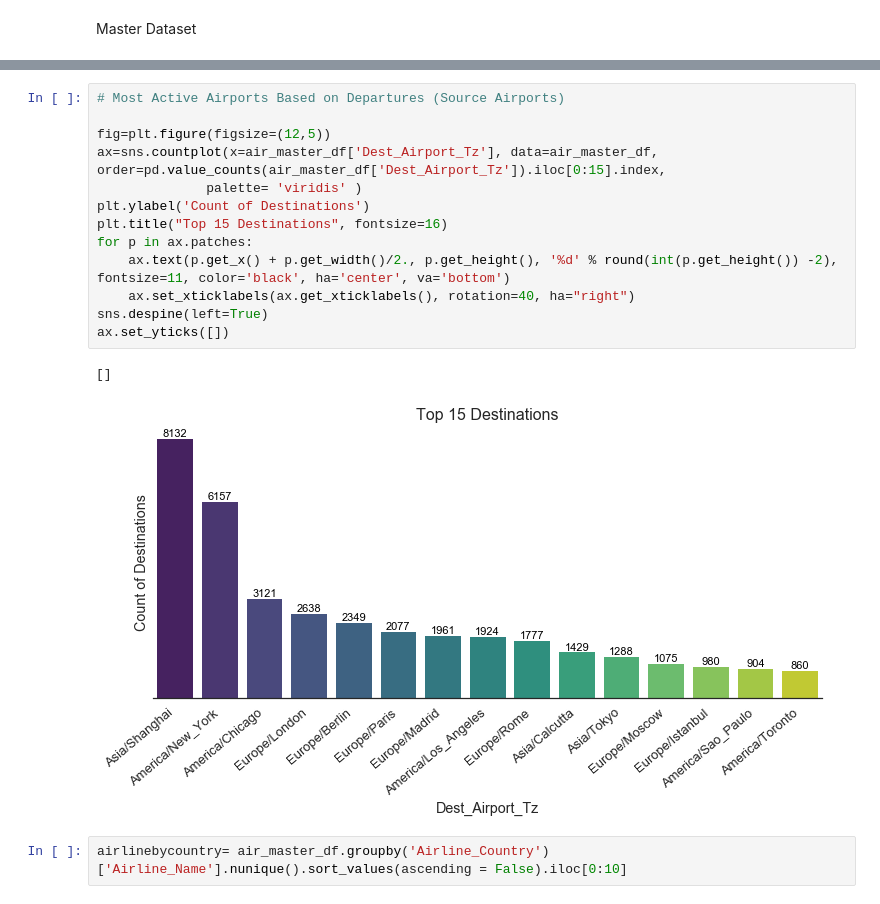
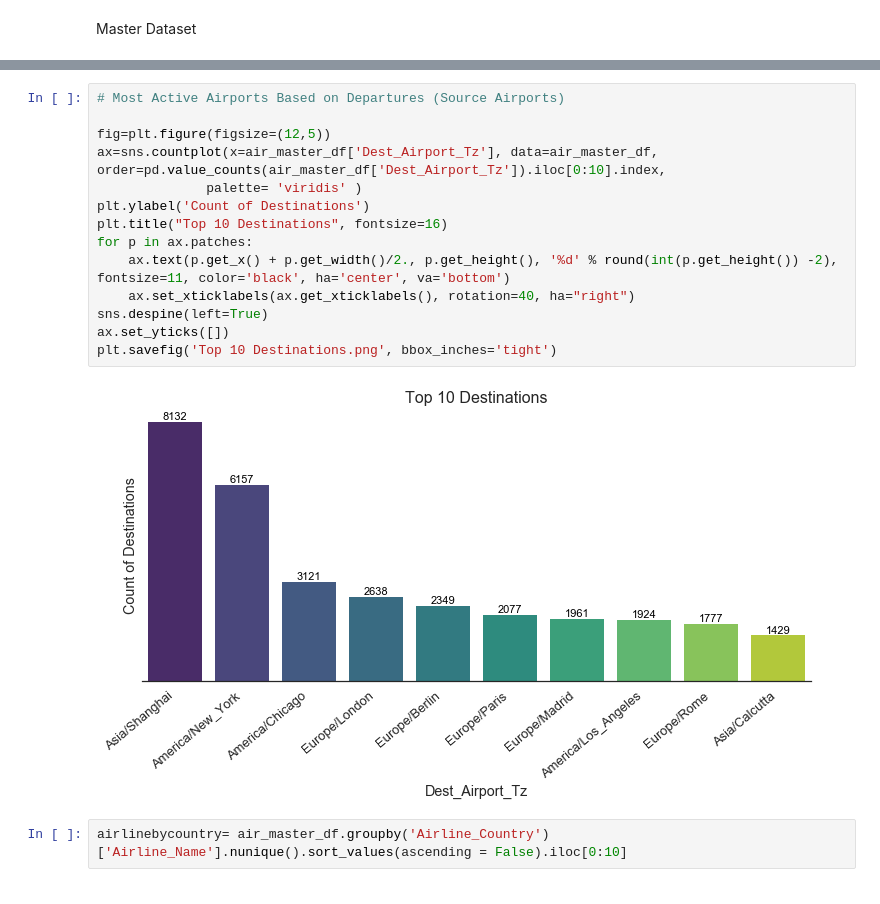
Before and after one commit to IzoldaIU/NWSC-Final-Project-Arshad-Fetko, a Jupyter notebook: bin/NWSC Final Project - Exploratory Data Analysis and Basic Network Measures.ipynb, the cells around one changed output, grey strips where cells are left out. Drawn from its saved outputs; the diff is of its cells as text.

```diff
--- a/bin/NWSC Final Project - Exploratory Data Analysis and Basic Network Measures.ipynb
+++ b/bin/NWSC Final Project - Exploratory Data Analysis and Basic Network Measures.ipynb
@@ -304,19 +304,19 @@ ax.set_yticks([])
 # %%
 # Most Active Airports Based on Departures (Source Airports)
 
 fig=plt.figure(figsize=(12,5))
-ax=sns.countplot(x=air_master_df['Dest_Airport_Tz'], data=air_master_df, order=pd.value_counts(air_master_df['Dest_Airport_Tz']).iloc[0:15].index,
+ax=sns.countplot(x=air_master_df['Dest_Airport_Tz'], data=air_master_df, order=pd.value_counts(air_master_df['Dest_Airport_Tz']).iloc[0:10].index,
               palette= 'viridis' )
 plt.ylabel('Count of Destinations')
-plt.title("Top 15 Destinations", fontsize=16)
+plt.title("Top 10 Destinations", fontsize=16)
 for p in ax.patches:
     ax.text(p.get_x() + p.get_width()/2., p.get_height(), '%d' % round(int(p.get_height()) -2), fontsize=11, color='black', ha='center', va='bottom')
     ax.set_xticklabels(ax.get_xticklabels(), rotation=40, ha="right")
 sns.despine(left=True)
 ax.set_yticks([])
+plt.savefig('Top 10 Destinations.png', bbox_inches='tight')
 # %% [output]
-[]
-[figure, old version]
+[figure, new version]
 # %%
 airlinebycountry= air_master_df.groupby('Airline_Country')['Airline_Name'].nunique().sort_values(ascending = False).iloc[0:10]
 # %%
```
Also changed, not shown: parts of 14 cells of this notebook.
